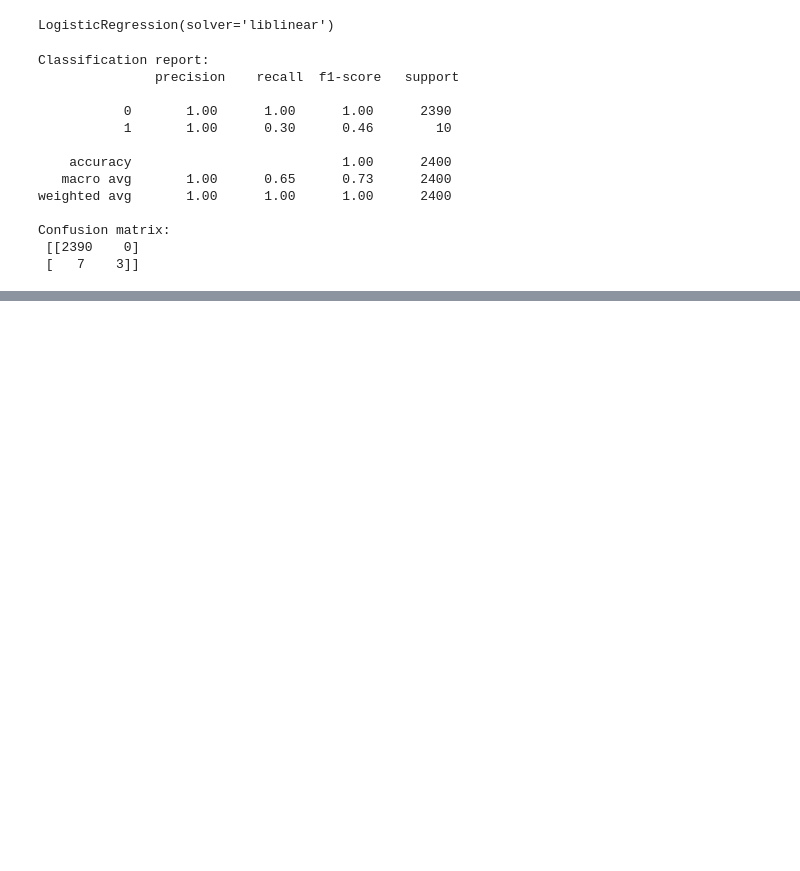
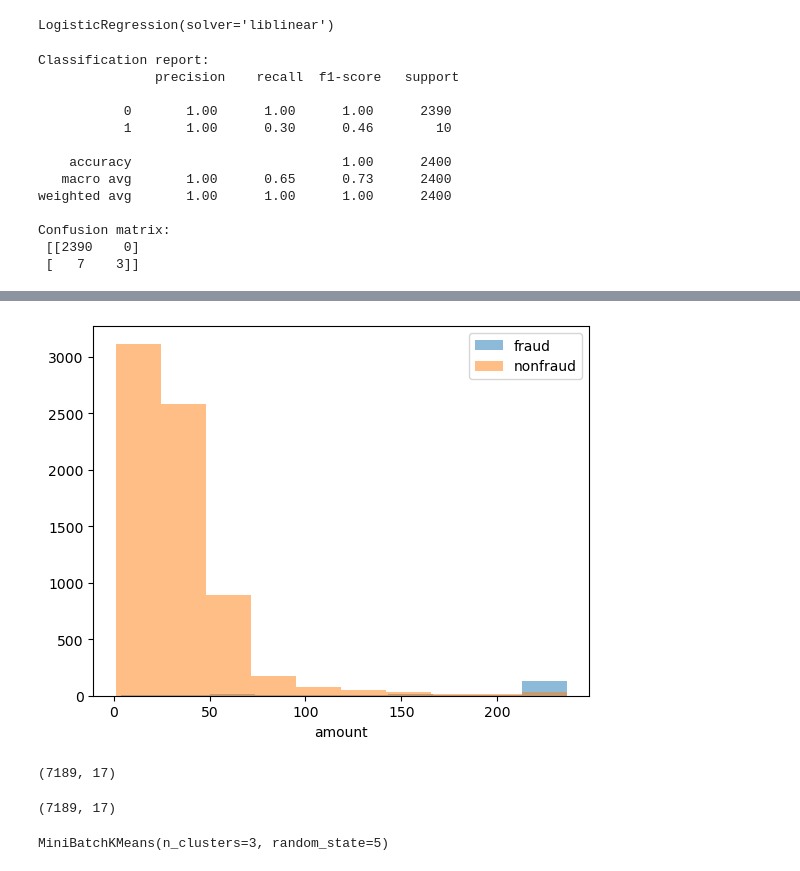
Before and after one commit to phisyche/Machine-Learning-for-Financial-Fraud-Detection, a Jupyter notebook: fraud_detection_2.ipynb, the cells around one changed output, grey strips where cells are left out. Drawn from its saved outputs; the diff is of its cells as text; code cells hidden in the pictures; blank space fills up the shorter version.

```diff
--- a/fraud_detection_2.ipynb
+++ b/fraud_detection_2.ipynb
@@ -232,0 +597,4 @@ Confusion matrix:
+# %%
+banksim_df = pd.read_csv('data/banksim.csv')
+banksim_adj_df = pd.read_csv('data/banksim_adj.csv')
+banksim_adj_df.head(5)
@@ -232,0 +617,3 @@ Confusion matrix:
+# %%
+banksim_df.drop(['Unnamed: 0'], axis=1, inplace=True)
+banksim_adj_df.drop(['Unnamed: 0'], axis=1, inplace=True)
@@ -232,0 +673,13 @@ Confusion matrix:
+# %%
+# Create two dataframes with fraud and non-fraud data
+df_fraud = banksim_df[banksim_df.fraud == 1]
+df_non_fraud = banksim_df[banksim_df.fraud == 0]
+# %%
+# Plot histograms of the amounts in fraud and non-fraud data
+plt.hist(df_fraud.amount, alpha=0.5, label='fraud')
+plt.hist(df_non_fraud.amount, alpha=0.5, label='nonfraud')
+plt.xlabel('amount')
+plt.legend()
+plt.show()
+# %% [output]
+[figure, added]
@@ -232,0 +696,23 @@ Confusion matrix:
+# %%
+X.shape
+# %% [output]
+(7189, 17)
+# %%
+from sklearn.preprocessing import MinMaxScaler
+
+# Define the scaler and apply to the data
+scaler = MinMaxScaler()
+X_scaled = scaler.fit_transform(X)
+X_scaled.shape
+# %% [output]
+(7189, 17)
+# %%
+from sklearn.cluster import MiniBatchKMeans, DBSCAN
+
+# Define the model
+kmeans = MiniBatchKMeans(n_clusters=3, random_state=5)
+
+# Fit the model to the scaled data
+kmeans.fit(X_scaled)
+# %% [output]
+MiniBatchKMeans(n_clusters=3, random_state=5)
```
Also changed, not shown: parts of 52 cells of this notebook, 3 other files.
